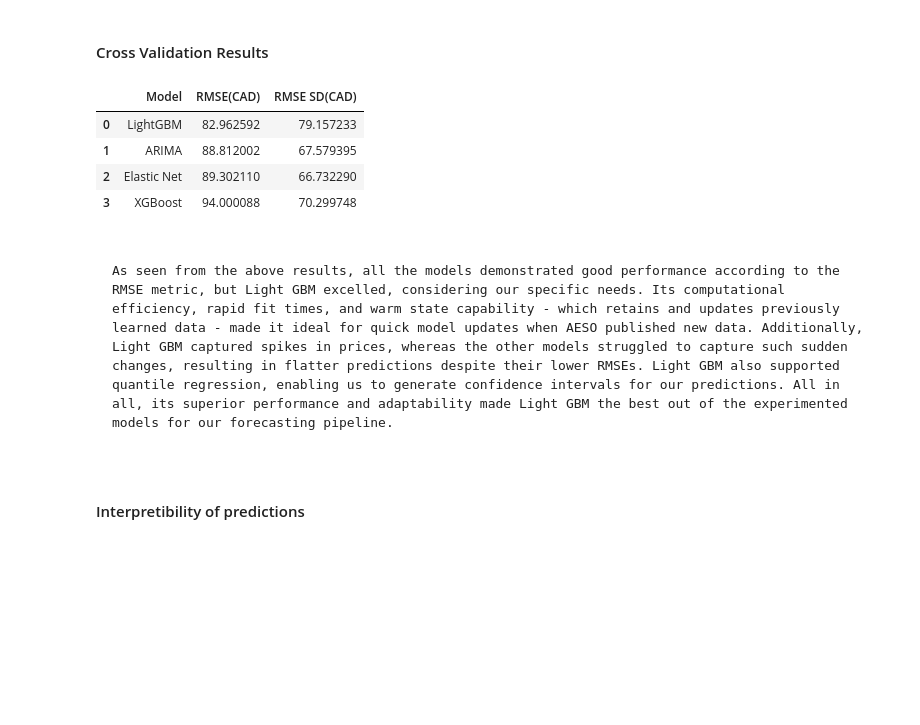
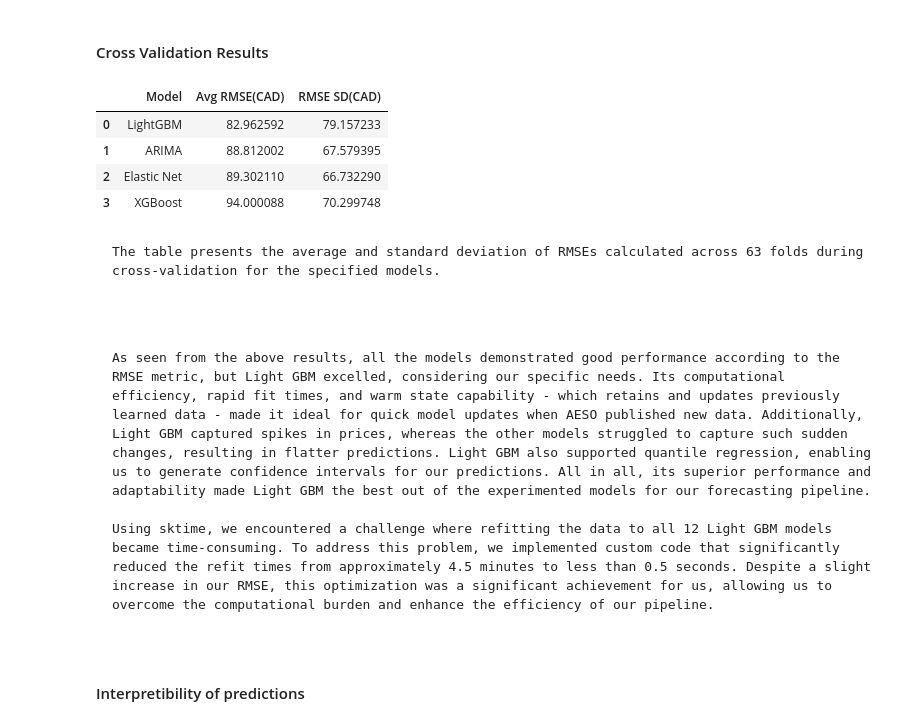
Before and after one commit to slalom-ubc-mds/Power-Price-Prediction, a Jupyter notebook: notebooks/jupyter_book_reports/final_report.ipynb, the cells around one changed output. Cells and saved outputs as stored; diff of their text form; code cells hidden in the pictures; blank space fills up the shorter version.

`````diff
--- a/notebooks/jupyter_book_reports/final_report.ipynb
+++ b/notebooks/jupyter_book_reports/final_report.ipynb
@@ -614,19 +545,24 @@ Our training data spanned from January 1st 2021, to January 31st 2023. To captur
 # %%
 cv_results.columns = cv_results.columns.str.capitalize().str.replace('_', ' ')
 
-cv_results = cv_results.rename(columns={'Rmse cv': 'RMSE(CAD)', 'Rmse cv std': 'RMSE SD(CAD)'})
-cv_results = cv_results[['Model', 'RMSE(CAD)','RMSE SD(CAD)']]
+cv_results = cv_results.rename(columns={'Rmse cv': 'Avg RMSE(CAD)', 'Rmse cv std': 'RMSE SD(CAD)'})
+cv_results = cv_results[['Model', 'Avg RMSE(CAD)','RMSE SD(CAD)']]
 cv_results
 # %% [output]
-|  | Model | RMSE(CAD) | RMSE SD(CAD) |
+|  | Model | Avg RMSE(CAD) | RMSE SD(CAD) |
 | 0 | LightGBM | 82.962592 | 79.157233 |
 | 1 | ARIMA | 88.812002 | 67.579395 |
 | 2 | Elastic Net | 89.302110 | 66.732290 |
 | 3 | XGBoost | 94.000088 | 70.299748 |
+# %% [markdown]
+````{div} full-width
+The table presents the average and standard deviation of RMSEs calculated across 63 folds during cross-validation for the specified models.
 # %% [markdown]
 ````{div} full-width
 
-As seen from the above results, all the models demonstrated good performance according to the RMSE metric, but Light GBM excelled, considering our specific needs. Its computational efficiency, rapid fit times, and warm state capability - which retains and updates previously learned data - made it ideal for quick model updates when AESO published new data. Additionally, Light GBM captured spikes in prices, whereas the other models struggled to capture such sudden changes, resulting in flatter predictions despite their lower RMSEs. Light GBM also supported quantile regression, enabling us to generate confidence intervals for our predictions. All in all, its superior performance and adaptability made Light GBM the best out of the experimented models for our forecasting pipeline.
+As seen from the above results, all the models demonstrated good performance according to the RMSE metric, but Light GBM excelled, considering our specific needs. Its computational efficiency, rapid fit times, and warm state capability - which retains and updates previously learned data - made it ideal for quick model updates when AESO published new data. Additionally, Light GBM captured spikes in prices, whereas the other models struggled to capture such sudden changes, resulting in flatter predictions. Light GBM also supported quantile regression, enabling us to generate confidence intervals for our predictions. All in all, its superior performance and adaptability made Light GBM the best out of the experimented models for our forecasting pipeline.
+
+Using sktime, we encountered a challenge where refitting the data to all 12 Light GBM models became time-consuming. To address this problem, we implemented custom code that significantly reduced the refit times from approximately 4.5 minutes to less than 0.5 seconds. Despite a slight increase in our RMSE, this optimization was a significant achievement for us, allowing us to overcome the computational burden and enhance the efficiency of our pipeline.
 # %% [markdown]
 #### Interpretibility of predictions
 # %% [markdown]
`````
Also changed, not shown: parts of 20 cells of this notebook, 8 other files.
